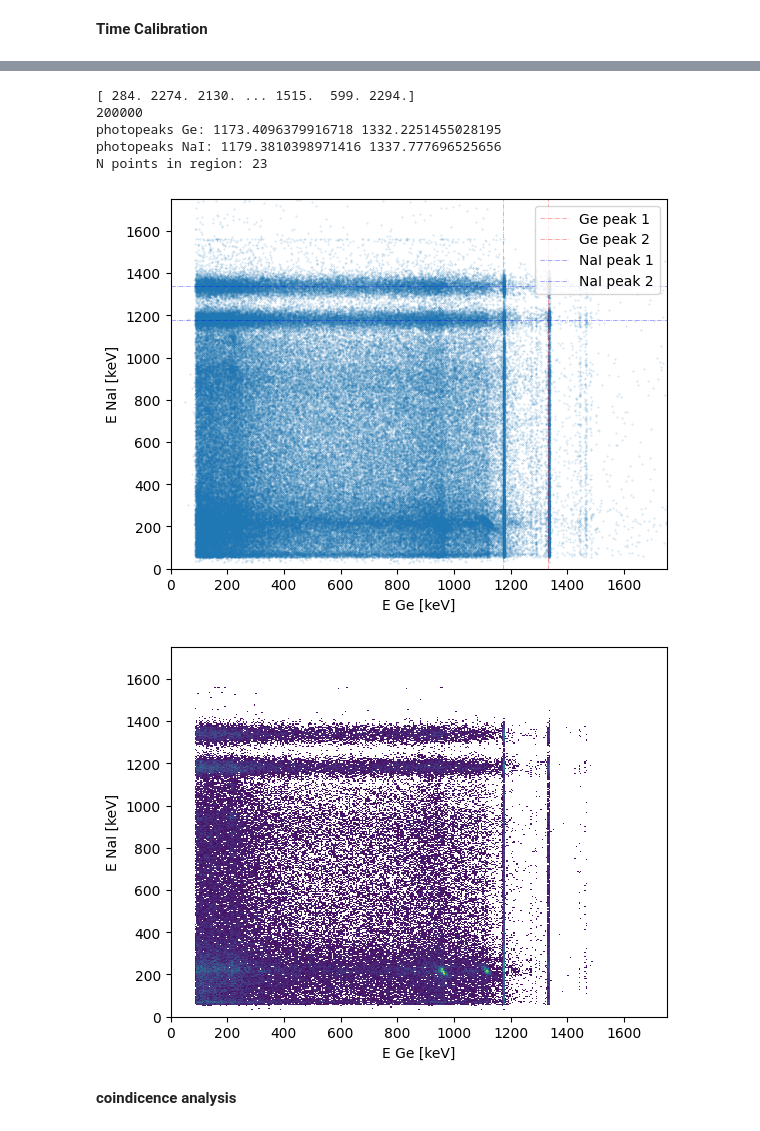
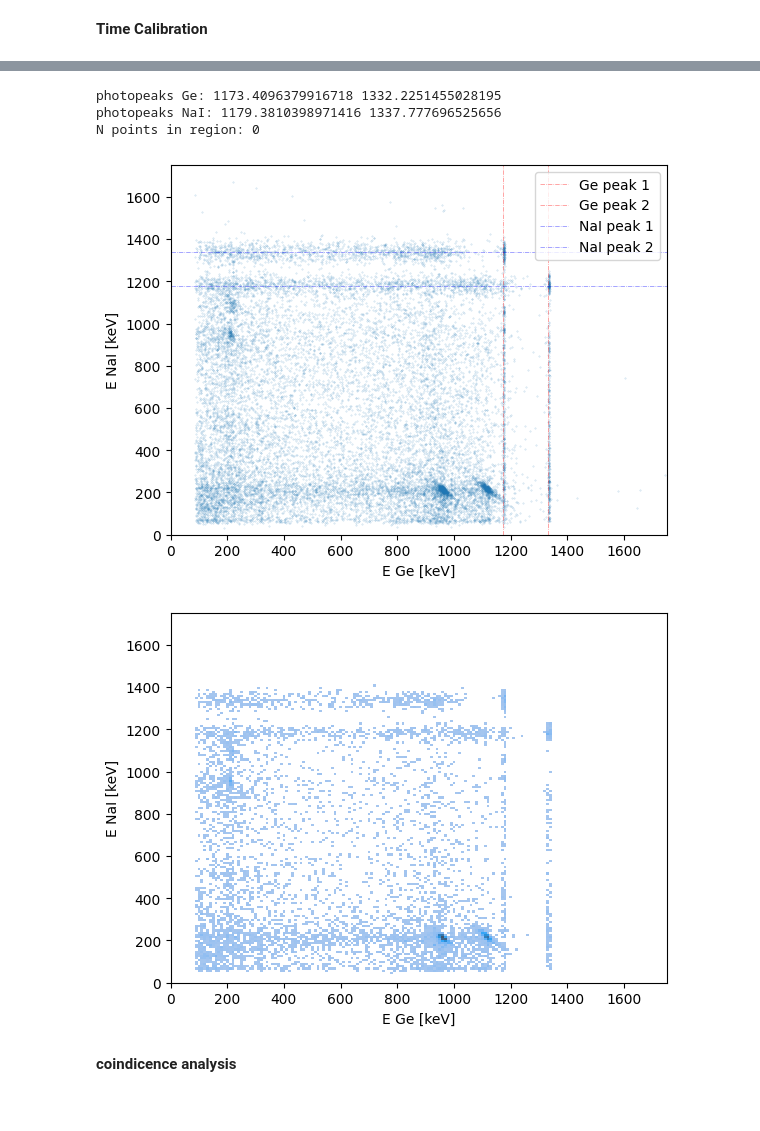
Before and after one commit to thexwon/P4, a Jupyter notebook: Gamma Coincidence Spectroscopy/gamma_code.ipynb, the cells around one changed output, grey strips where cells are left out. Drawn from its saved outputs; the diff is of its cells as text; code cells hidden in the pictures.

Commit message:
time calibration

```diff
--- a/Gamma Coincidence Spectroscopy/gamma_code.ipynb
+++ b/Gamma Coincidence Spectroscopy/gamma_code.ipynb
@@ -457,19 +457,10 @@ print(Co60_NaI_peak2, "+-", Co60_NaI_sigma2)
 # %% [markdown]
 ****Time Calibration****
 # %%
-"""
 data = np.genfromtxt(
     'data/Na22_coincidence/coincidences.csv',
     delimiter=',',
     skip_header=1  # Skip header row
 )
-
-stop = 200000
-
-data = data[:stop,:]
-
-
-print(Co60_Ge_peak1)
-print(Co60_Ge_sigma1)
-"""
+print(len(data))
 # %% [output]
@@ -523,14 +496,22 @@ data = np.genfromtxt(
     skip_header=1  # Skip header row
 )
 print(len(data))
+t_mask = ((t_0-t_s <= data[:,-1]) & (data[:,-1]<= t_0+t_s))
 plt.hist(EGe(data[:,3]), bins=100,alpha = 0.5, label = "Ge")
 plt.hist(ENaI(data[:,4]), bins=100,alpha = 0.5, label = "NaI")
 plt.legend()
+plt.xlim(0,1700)
 plt.show()
 stop = 200000
 plt.hist(EGe(data[stop:,3]), bins=100,alpha = 0.5, label = "Ge")
 plt.hist(ENaI(data[stop:,4]), bins=100,alpha = 0.5, label = "NaI")
+plt.xlim(0,1700)
 plt.show()
-#data = data[:stop,:]
+data = data[stop:,:]
+data = data[t_mask[stop:]]
+plt.hist(EGe(data[:,3]), bins=100,alpha = 0.5, label = "Ge")
+plt.hist(ENaI(data[:,4]), bins=100,alpha = 0.5, label = "NaI")
+plt.xlim(0,1700)
+plt.show()
 # %% [output]
 389733
@@ -539,8 +521,9 @@ plt.show()
 # %%
 import seaborn as sns
-print(data[:,3])
-print(stop)
-plt.scatter(EGe(data[stop:,3]), ENaI(data[stop:,4]), s = 0.1,alpha = 0.3)
+
+#data is time-cut and time-difference filtered at this point
+
+plt.scatter(EGe(data[:,3]), ENaI(data[:,4]), s = 0.1,alpha = 0.3)
 
 plt.xlabel('E Ge [keV]')
 plt.ylabel('E NaI [keV]')
@@ -571,44 +554,41 @@ mask12 = (
 mask21 = (
     (E_ge >= Co60_Ge_peak2 - Co60_Ge_sigma2) & (E_ge <= Co60_Ge_peak2 + Co60_Ge_sigma2) &
     (E_nai >= Co60_NaI_peak1 - Co60_NaI_sigma1) & (E_nai <= Co60_NaI_peak1 + Co60_NaI_sigma1)
 )
 
 mask22 = (
     (E_ge >= Co60_Ge_peak2 - Co60_Ge_sigma2) & (E_ge <= Co60_Ge_peak2 + Co60_Ge_sigma2) &
     (E_nai >= Co60_NaI_peak2 - Co60_NaI_sigma2) & (E_nai <= Co60_NaI_peak2 + Co60_NaI_sigma2)
 )
 
 mask = mask22
 
 indices = np.where(mask)[0]
 subset  = data[mask]
 count = np.sum(mask)
 counts = [np.sum(mask11),np.sum(mask12),np.sum(mask21),np.sum(mask22)]
 
 print("N points in region:", count)
 
-plt.scatter(EGe(subset[:stop,3]), ENaI(subset[:stop,4]), s = 0.1)
+plt.scatter(EGe(subset[:,3]), ENaI(subset[:,4]), s = 0.1)
 plt.show()
 sns.histplot(
-    x=EGe(data[stop:,3]),
-    y=ENaI(data[stop:,4]),
-    binwidth=5,
-    thresh=1,
-    cmap='viridis'
+    x=EGe(data[:,3]),
+    y=ENaI(data[:,4]),
+    thresh = 1,
+    binwidth=10
 )
 plt.xlabel('E Ge [keV]')
 plt.ylabel('E NaI [keV]')
 plt.xlim(0,1750)
 plt.ylim(0,1750)
 plt.show()
 # %% [output]
-[ 284. 2274. 2130. ... 1515.  599. 2294.]
-200000
 photopeaks Ge: 1173.4096379916718 1332.2251455028195
 photopeaks NaI: 1179.3810398971416 1337.777696525656
-N points in region: 23
+N points in region: 0
-[figure, old version]
+[figure, new version]
-[figure, old version]
+[figure, new version]
 # %%
 #highest "coincidence" actually between backscattered and compton edge, not between the two photopeaks
 # %% [markdown]
```
Also changed, not shown: parts of 4 cells of this notebook, 1 other file.
